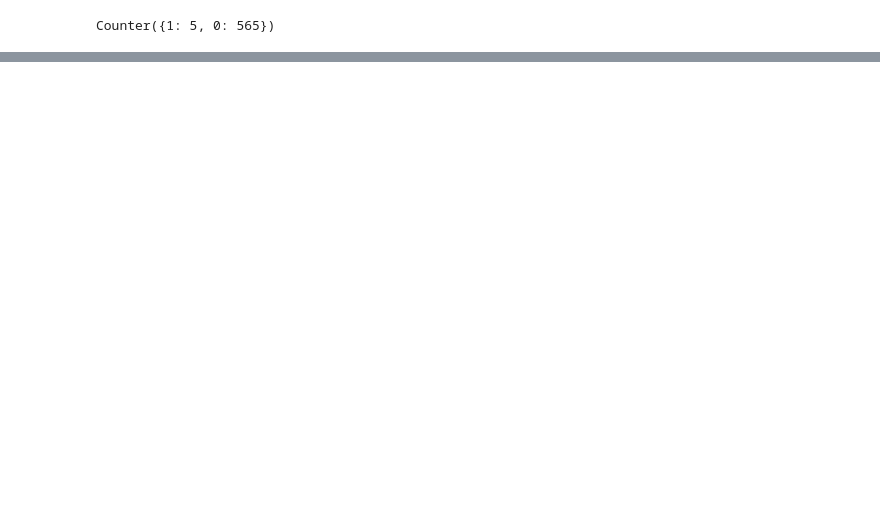
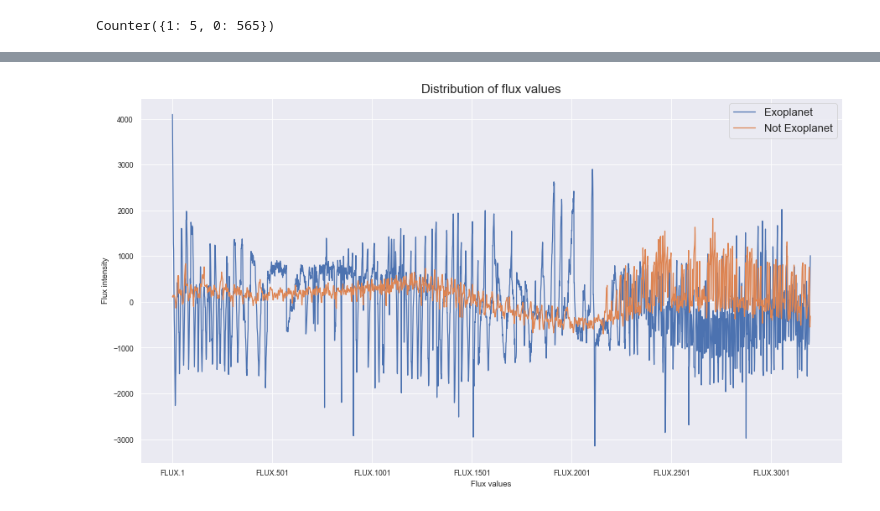
Before and after one commit to NicoGalvarino/Exoplanet-exploration, a Jupyter notebook: exoplanet_ANN.ipynb, the cells around one changed output, grey strips where cells are left out. Cells and saved outputs as stored; diff of their text form; code cells hidden in the pictures; blank space fills up the shorter version.

```diff
--- a/exoplanet_ANN.ipynb
+++ b/exoplanet_ANN.ipynb
@@ -190,0 +206,12 @@ plt.show()
+# %%
+train_aver_1 = train_data.loc[train_data['LABEL']==1].mean(axis=0).to_numpy()
+train_aver_0 = train_data.loc[train_data['LABEL']==0].mean(axis=0).to_numpy()
+test_aver_1 = train_data.loc[train_data['LABEL']==1].mean(axis=0).to_numpy()
+test_aver_0 = train_data.loc[train_data['LABEL']==0].mean(axis=0).to_numpy()
+# %%
+arr = np.stack([train_aver_1, train_aver_0, test_aver_1, test_aver_0], axis=0)
+
+columns = train_data.loc[train_data['LABEL']==0].mean(axis=0).index
+
+average = pd.DataFrame(arr, columns=columns)
+average
@@ -191 +225,18 @@ plt.show()
+# %%
+fig, ax = plt.subplots(figsize=(15, 8))
+
+plot_df_1 = average.loc[average['LABEL']==1].drop('LABEL', axis=1).mean(axis=0)
+plot_df_0 = average.loc[average['LABEL']==0].drop('LABEL', axis=1).mean(axis=0)
+
+plot_df_1.T.plot(ax=ax, label='Exoplanet')
+plot_df_0.T.plot(ax=ax, label='Not Exoplanet')
+
+plt.title('Distribution of flux values', fontsize=15)
+plt.xlabel('Flux values')
+plt.ylabel('Flux intensity')
+plt.legend(fontsize=13)
+
+plt.show()
+# %% [output]
+[figure, added]
 # %%
```
Also changed, not shown: parts of 47 cells of this notebook.
